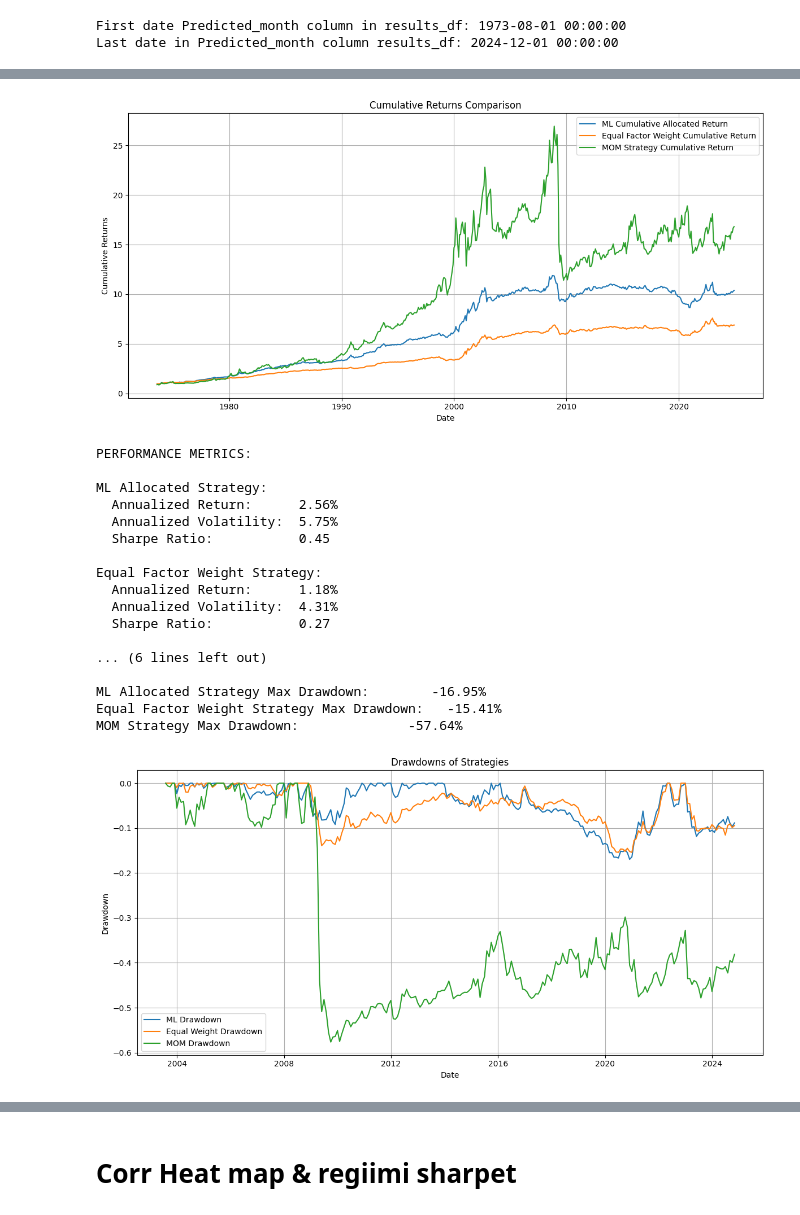
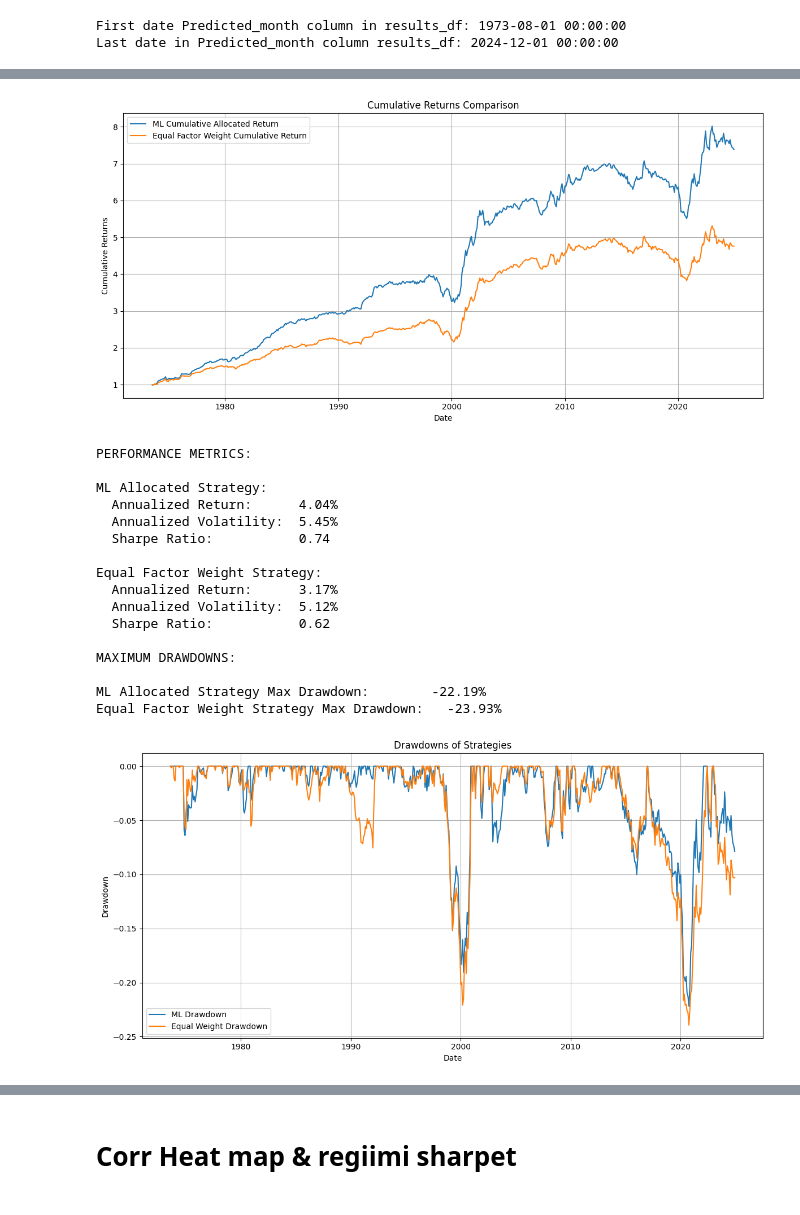
Before and after one commit to Elkkujou/Gradu, a Jupyter notebook: RF REGIIMI HYVÄ TRAINING.ipynb, the cells around one changed output, grey strips where cells are left out. Saved outputs shown, nothing was run; the diff lists cells and outputs as text; code cells hidden in the pictures.

```diff
--- a/RF REGIIMI HYVÄ TRAINING.ipynb
+++ b/RF REGIIMI HYVÄ TRAINING.ipynb
@@ -107,8 +107,7 @@ FACTORS = [
     'SMB',
     'HML',
     'RMW',
-    'CMA',
-    'MOM'
+    'CMA'
 ]
 
 
@@ -1084,7 +1248,7 @@ print(merged_df)
 # %%
 import matplotlib.pyplot as plt
 
-# Ensure the DataFrame is sorted by date
+# Ensure the DataFrame is sorted by Predicted_month
 merged_df = merged_df.sort_values('Predicted_month')
 
 plt.figure(figsize=(12, 6))
@@ -1096,7 +1260,6 @@ plt.plot(
     label='ML Cumulative Allocated Return'
 )
 
-
 # Plot the Equal Factor Weight Cumulative Return without markers
 plt.plot(
     merged_df['Predicted_month'],
@@ -1104,12 +1267,7 @@ plt.plot(
     label='Equal Factor Weight Cumulative Return'
 )
 
-# Plot the Momentum Strategy Cumulative Return without markers
-plt.plot(
-    merged_df['Predicted_month'],
-    merged_df['MOM Strategy Cumulative Return'],
-    label='MOM Strategy Cumulative Return'
-)
+
 
 plt.xlabel('Date')
 plt.ylabel('Cumulative Returns')
@@ -1119,9 +1277,10 @@ plt.grid(True)
 plt.tight_layout()
 plt.show()
 # %% [output]
-[figure, old version]
+[figure, new version]
 # %%
 import numpy as np
+import pandas as pd
 
 # --- PERFORMANCE METRICS ---
 
@@ -1133,14 +1292,6 @@ ml_annualized_return = ml_mean_monthly * 12
 ml_annualized_vol    = ml_std_monthly * np.sqrt(12)
 ml_sharpe            = ml_annualized_return / ml_annualized_vol
 
-# For the Benchmark:
-benchmark_returns = merged_df['USA Standard (Large+Mid Cap)']
-benchmark_mean_monthly = benchmark_returns.mean()
-benchmark_std_monthly  = benchmark_returns.std()
-benchmark_annualized_return = benchmark_mean_monthly * 12
-benchmark_annualized_vol    = benchmark_std_monthly * np.sqrt(12)
-benchmark_sharpe            = benchmark_annualized_return / benchmark_annualized_vol
-
 # For the Equal Factor Weight Strategy:
 equal_returns = merged_df['Equal Factor Weight Strategy']
 equal_mean_monthly = equal_returns.mean()
@@ -1148,14 +1299,6 @@ equal_std_monthly  = equal_returns.std()
 equal_annualized_return = equal_mean_monthly * 12
 equal_annualized_vol    = equal_std_monthly * np.sqrt(12)
 equal_sharpe            = equal_annualized_return / equal_annualized_vol
-
-# For the Momentum Strategy:
-momentum_returns = merged_df['MOM Strategy Return']
-momentum_mean_monthly = momentum_returns.mean()
-momentum_std_monthly  = momentum_returns.std()
-momentum_annualized_return = momentum_mean_monthly * 12
-momentum_annualized_vol    = momentum_std_monthly * np.sqrt(12)
-momentum_sharpe            = momentum_annualized_return / momentum_annualized_vol
 
 # --- PRINT PERFORMANCE METRICS ---
 print("\nPERFORMANCE METRICS:\n")
@@ -1170,87 +1313,70 @@ print(f"  Annualized Return:      {equal_annualized_return:.2%}")
 print(f"  Annualized Volatility:  {equal_annualized_vol:.2%}")
 print(f"  Sharpe Ratio:           {equal_sharpe:.2f}\n")
 
-print("MOM Strategy:")
-print(f"  Annualized Return:      {momentum_annualized_return:.2%}")
-print(f"  Annualized Volatility:  {momentum_annualized_vol:.2%}")
-print(f"  Sharpe Ratio:           {momentum_sharpe:.2f}\n")
-
 
 # --- MAXIMUM DRAWDOWN CALCULATIONS ---
 # Compute wealth indexes starting at 1 for each strategy.
 wealth_ml = (1 + merged_df['ML Allocated Strategy Return']).cumprod()
-wealth_benchmark = (1 + merged_df['USA Standard (Large+Mid Cap)']).cumprod()
 wealth_equal = (1 + merged_df['Equal Factor Weight Strategy']).cumprod()
-wealth_momentum = (1 + merged_df['MOM Strategy Return']).cumprod()
 
 # Compute drawdown series for each strategy:
 drawdown_ml = wealth_ml / wealth_ml.cummax() - 1
-drawdown_benchmark = wealth_benchmark / wealth_benchmark.cummax() - 1
 drawdown_equal = wealth_equal / wealth_equal.cummax() - 1
-drawdown_momentum = wealth_momentum / wealth_momentum.cummax() - 1
 
-# Maximum drawdown is the minimum value in the drawdown series
+# Maximum drawdown is the minimum value in the drawdown series.
 max_dd_ml = drawdown_ml.min()
-max_dd_benchmark = drawdown_benchmark.min()
 max_dd_equal = drawdown_equal.min()
-max_dd_momentum = drawdown_momentum.min()
 
 print("MAXIMUM DRAWDOWNS:\n")
 print("ML Allocated Strategy Max Drawdown:       ", f"{max_dd_ml:.2%}")
 print("Equal Factor Weight Strategy Max Drawdown:  ", f"{max_dd_equal:.2%}")
-print("MOM Strategy Max Drawdown:             ", f"{max_dd_momentum:.2%}")
 # %% [output]
 PERFORMANCE METRICS:
 
 ML Allocated Strategy:
-  Annualized Return:      2.56%
-  Annualized Volatility:  5.75%
-  Sharpe Ratio:           0.45
+  Annualized Return:      4.04%
+  Annualized Volatility:  5.45%
+  Sharpe Ratio:           0.74
 
 Equal Factor Weight Strategy:
-  Annualized Return:      1.18%
-  Annualized Volatility:  4.31%
-  Sharpe Ratio:           0.27
+  Annualized Return:      3.17%
+  Annualized Volatility:  5.12%
+  Sharpe Ratio:           0.62
 
-... (6 lines left out)
+MAXIMUM DRAWDOWNS:
 
-ML Allocated Strategy Max Drawdown:        -16.95%
-Equal Factor Weight Strategy Max Drawdown:   -15.41%
-MOM Strategy Max Drawdown:              -57.64%
+ML Allocated Strategy Max Drawdown:        -22.19%
+Equal Factor Weight Strategy Max Drawdown:   -23.93%
 # %%
 import matplotlib.pyplot as plt
 
 # --- Compute Drawdowns for Each Strategy ---
 
 # ML Allocated Strategy Drawdown
 merged_df['ML Drawdown'] = merged_df['ML Cumulative Allocated Return'] / merged_df['ML Cumulative Allocated Return'].cummax() - 1
 
-# Benchmark Drawdown
-merged_df['Benchmark Drawdown'] = merged_df['Benchmark Cumulative Returns'] / merged_df['Benchmark Cumulative Returns'].cummax() - 1
+# Benchmark Drawdown (using Mkt-RF) – remains commented out (if desired)
+# merged_df['Benchmark Drawdown'] = merged_df['Benchmark Cumulative Returns'] / merged_df['Benchmark Cumulative Returns'].cummax() - 1
 
 # Equal Factor Weight Strategy Drawdown
 merged_df['Equal Weight Drawdown'] = merged_df['Equal Factor Weight Cumulative Return'] / merged_df['Equal Factor Weight Cumulative Return'].cummax() - 1
-
-# Momentum Strategy Drawdown
-merged_df['MOM Drawdown'] = merged_df['MOM Strategy Cumulative Return'] / merged_df['MOM Strategy Cumulative Return'].cummax() - 1
 
 # --- Plot the Drawdowns ---
 plt.figure(figsize=(12, 6))
 
 plt.plot(merged_df['Predicted_month'], merged_df['ML Drawdown'], label='ML Drawdown')
-#plt.plot(merged_df['Predicted_month'], merged_df['Benchmark Drawdown'], label='Benchmark Drawdown')
+# plt.plot(merged_df['Predicted_month'], merged_df['Benchmark Drawdown'], label='Benchmark Drawdown')
 plt.plot(merged_df['Predicted_month'], merged_df['Equal Weight Drawdown'], label='Equal Weight Drawdown')
-plt.plot(merged_df['Predicted_month'], merged_df['MOM Drawdown'], label='MOM Drawdown')
 
 plt.xlabel('Date')
 plt.ylabel('Drawdown')
 plt.title('Drawdowns of Strategies')
 plt.legend()
 plt.grid(True)
 plt.tight_layout()
 plt.show()
 # %% [output]
-[figure, old version]
+[figure, new version]
 # %%
 import statsmodels.api as sm
 import pandas as pd
```
Also changed, not shown: parts of 23 cells of this notebook.
